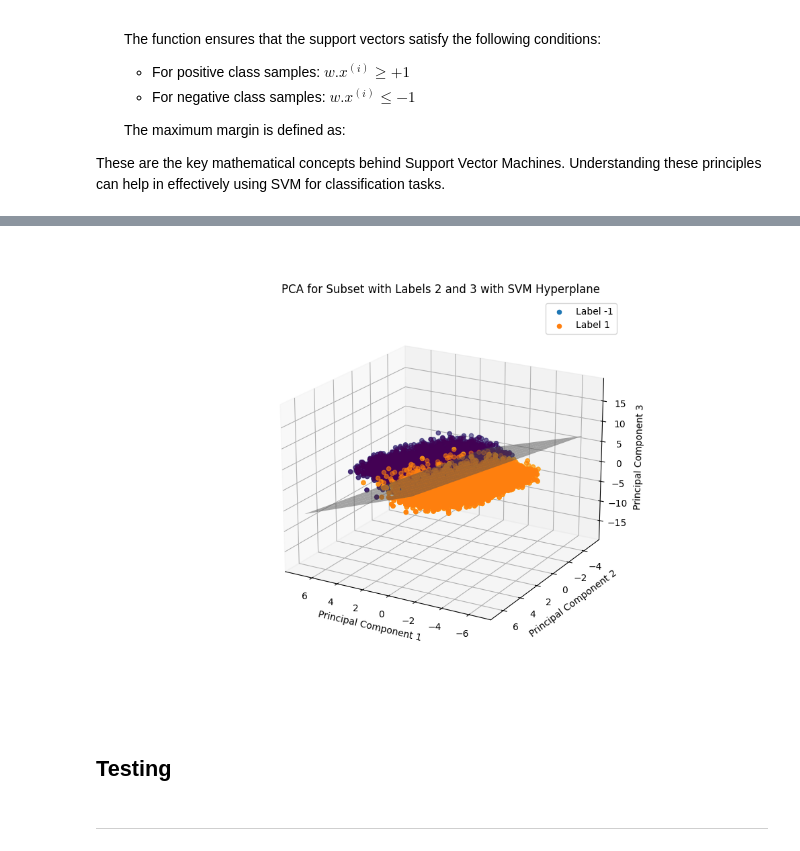
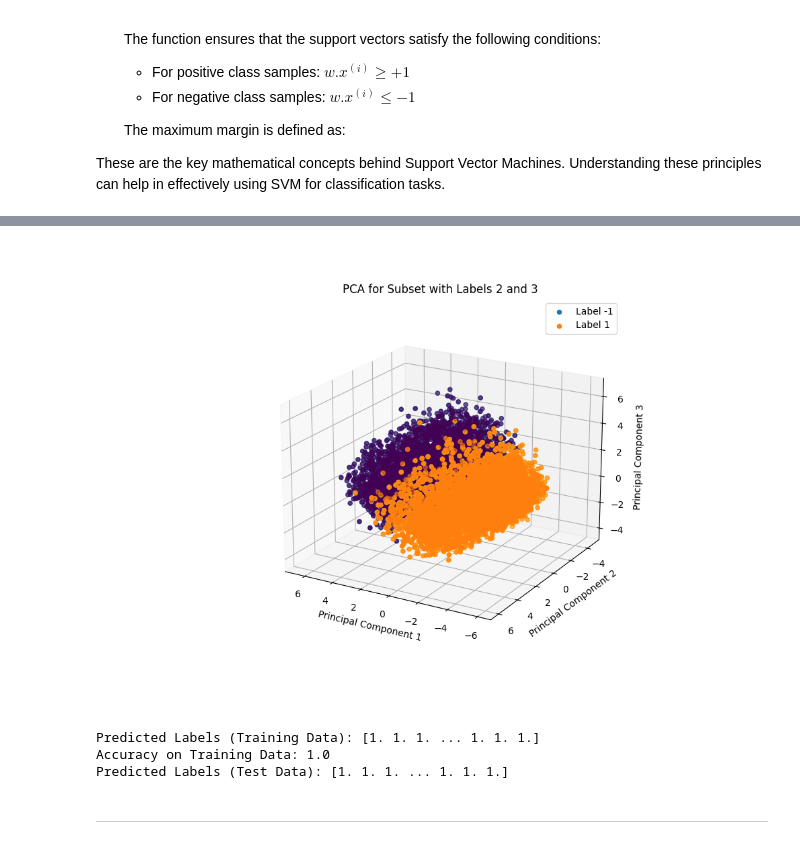
Before and after one commit to naoNao89/digitsSVM, a Jupyter notebook: SVM on Digits Recognization.ipynb, the cells around one changed output, grey strips where cells are left out. Drawn from its saved outputs; the diff is of its cells as text; code cells hidden in the pictures.

Commit message:
Thêm test vào để thử

```diff
--- a/SVM on Digits Recognization.ipynb
+++ b/SVM on Digits Recognization.ipynb
@@ -362,41 +357,77 @@ Accuracy: 0.9385553470919324
 # %%
-# Get the coefficients of the hyperplane
-coefficients = svm_model.w, svm_model.b
-
 # Visualize PCA for subset with labels 2 and 3
 fig = plt.figure(figsize=(10, 7))
 ax1 = fig.add_subplot(111, projection='3d')
 
 # Plot points from PCA
 ax1.scatter(X_train_23_pca[:, 0], X_train_23_pca[:, 1], X_train_23_pca[:, 2], c=Y_train_23)
 
 # Plot points with labels 2 and 3
 for label in np.unique(Y_train_23):
     ax1.scatter(X_train_23_pca[Y_train_23 == label, 0],
                 X_train_23_pca[Y_train_23 == label, 1],
                 X_train_23_pca[Y_train_23 == label, 2],
                 label=f'Label {label}')
 
-# Plot hyperplane
-x_min, x_max = ax1.get_xlim()
-y_min, y_max = ax1.get_ylim()
-xx, yy = np.meshgrid(np.linspace(x_min, x_max, 10), np.linspace(y_min, y_max, 10))
-zz = (-coefficients[0][0] * xx - coefficients[0][1] * yy - coefficients[1]) / coefficients[0][2]
-ax1.plot_surface(xx, yy, zz, alpha=0.5, color='gray')
-
 ax1.set_xlabel('Principal Component 1')
 ax1.set_ylabel('Principal Component 2')
 ax1.set_zlabel('Principal Component 3')
 ax1.legend()
 
 ax1.view_init(elev=20, azim=120)  # Adjust the view angle for better visualization
 
-plt.title('PCA for Subset with Labels 2 and 3 with SVM Hyperplane')
+plt.title('PCA for Subset with Labels 2 and 3')
 plt.show()
 # %% [output]
-[figure, old version]
+[figure, new version]
-# %% [markdown]
-## Testing
+# %%
+# Assuming you have already imported necessary libraries and defined SVM class
+
+# Initialize an instance of your SVM class
+svm_model = SVM()
+
+# Convert labels to -1 and 1
+Y_train_23 = np.where(Y_train_23 == 2, -1, 1)
+Y_train_23 = np.where(Y_train_23 == 3, 1, Y_train_23)
+
+# Fit the SVM model to your training data
+svm_model.fit(X_train_23_pca, Y_train_23)
+
+# Use the trained SVM model to predict labels for your training data
+predicted_labels_train = svm_model.predict(X_train_23_pca)
+
+# Print the predicted labels for training data
+print("Predicted Labels (Training Data):", predicted_labels_train)
+
+# Calculate accuracy on training data
+accuracy_train = np.mean(predicted_labels_train == Y_train_23)
+print("Accuracy on Training Data:", accuracy_train)
+
+# Assuming X_test contains the test data features
+# Transform test data using the same PCA transformation applied to the training data
+X_test = df_test.values
+pca_test = PCA(n_components=3)
+X_test_pca = pca_test.fit_transform(X_test)
+
+# Use the trained SVM model to predict labels for the test data
+predicted_labels_test = svm_model.predict(X_test_pca)
+
+# Print the predicted labels for test data
+print("Predicted Labels (Test Data):", predicted_labels_test)
+
+# If you have ground truth labels for test data, you can calculate accuracy
+# For example, assuming you have ground truth labels for test data in Y_test
+# Convert labels to -1 and 1 for test data if needed
+# Y_test = np.where(Y_test == 2, -1, 1)
+# Y_test = np.where(Y_test == 3, 1, Y_test)
+
+# Calculate accuracy on test data
+# accuracy_test = np.mean(predicted_labels_test == Y_test)
+# print("Accuracy on Test Data:", accuracy_test)
+# %% [output]
+Predicted Labels (Training Data): [1. 1. 1. ... 1. 1. 1.]
+Accuracy on Training Data: 1.0
+Predicted Labels (Test Data): [1. 1. 1. ... 1. 1. 1.]
 # %% [markdown]
 ---
 # %% [markdown]
```
Also changed, not shown: parts of 8 cells of this notebook.
